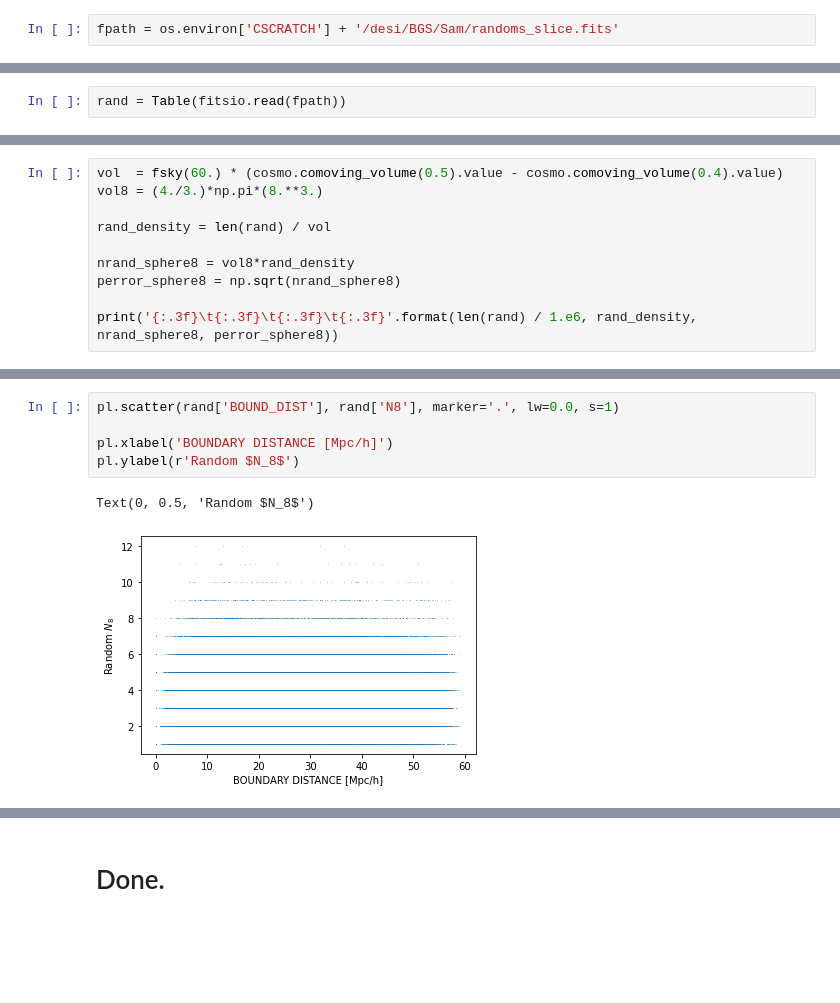
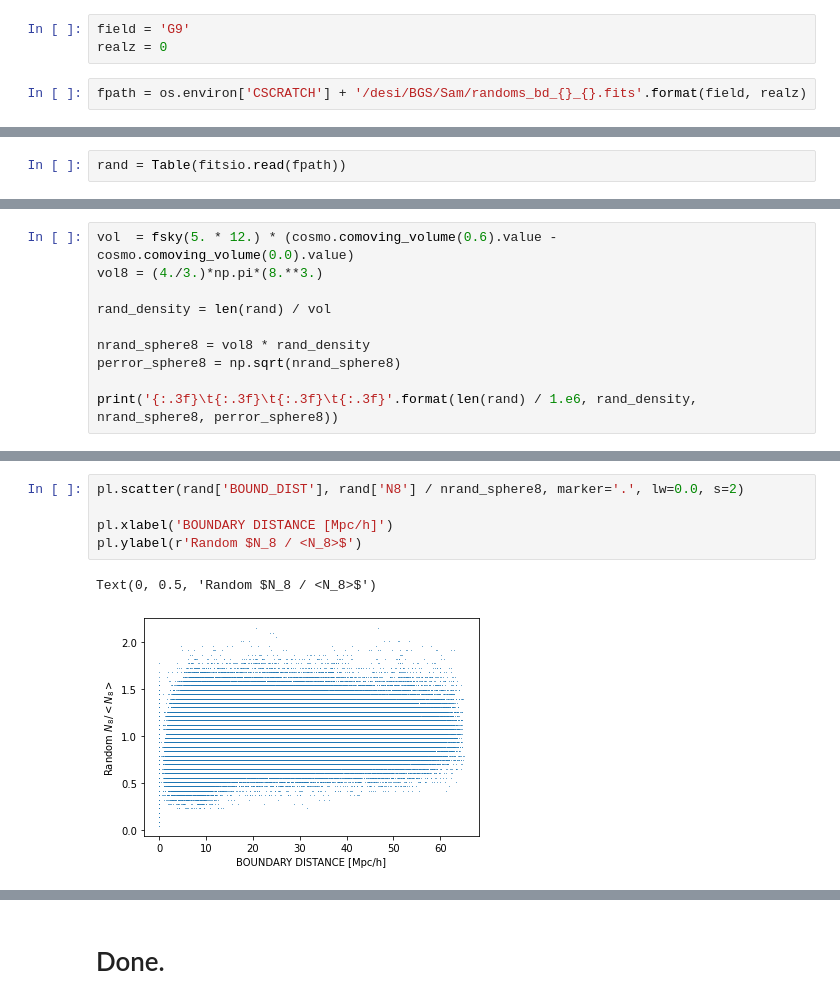
Before and after one commit to SgmAstro/DESI, a Jupyter notebook: randoms_qa.ipynb, the cells around one changed output, grey strips where cells are left out. Saved outputs shown, nothing was run; the diff lists cells and outputs as text; blank space fills up the shorter version.

Commit message:
working rand pipeline.

```diff
--- a/randoms_qa.ipynb
+++ b/randoms_qa.ipynb
@@ -8,8 +8,11 @@ import matplotlib.pyplot as plt
 from   astropy.table import Table
 from   cosmo import cosmo
 from   fsky import fsky
+# %%
+field = 'G9'
+realz = 0
 # %%
-fpath = os.environ['CSCRATCH'] + '/desi/BGS/Sam/randoms_slice.fits'
+fpath = os.environ['CSCRATCH'] + '/desi/BGS/Sam/randoms_bd_{}_{}.fits'.format(field, realz)
 # %%
 print(fpath)
 # %% [output]
@@ -121,10 +128,10 @@ rand['N8'].data.min(), rand['N8'].data.max()
 # %%
-vol  = fsky(60.) * (cosmo.comoving_volume(0.5).value - cosmo.comoving_volume(0.4).value)
+vol  = fsky(5. * 12.) * (cosmo.comoving_volume(0.6).value - cosmo.comoving_volume(0.0).value)
 vol8 = (4./3.)*np.pi*(8.**3.)
 
 rand_density = len(rand) / vol
 
-nrand_sphere8 = vol8*rand_density
+nrand_sphere8 = vol8 * rand_density
 perror_sphere8 = np.sqrt(nrand_sphere8)
 
 print('{:.3f}\t{:.3f}\t{:.3f}\t{:.3f}'.format(len(rand) / 1.e6, rand_density, nrand_sphere8, perror_sphere8))
@@ -161,11 +188,11 @@ pl.colorbar(label='N8')
 # %%
-pl.scatter(rand['BOUND_DIST'], rand['N8'], marker='.', lw=0.0, s=1)
+pl.scatter(rand['BOUND_DIST'], rand['N8'] / nrand_sphere8, marker='.', lw=0.0, s=2)
 
 pl.xlabel('BOUNDARY DISTANCE [Mpc/h]')
-pl.ylabel(r'Random $N_8$')
+pl.ylabel(r'Random $N_8 / <N_8>$')
 # %% [output]
-Text(0, 0.5, 'Random $N_8$')
+Text(0, 0.5, 'Random $N_8 / <N_8>$')
-[figure, old version]
+[figure, new version]
 # %%
 _ = pl.hist(rand['BOUND_DIST'], bins=50, histtype='step')
 pl.xlabel('BOUND_DIST [Mpc/h]')
```
Also changed, not shown: parts of 21 cells of this notebook, 6 other files.
